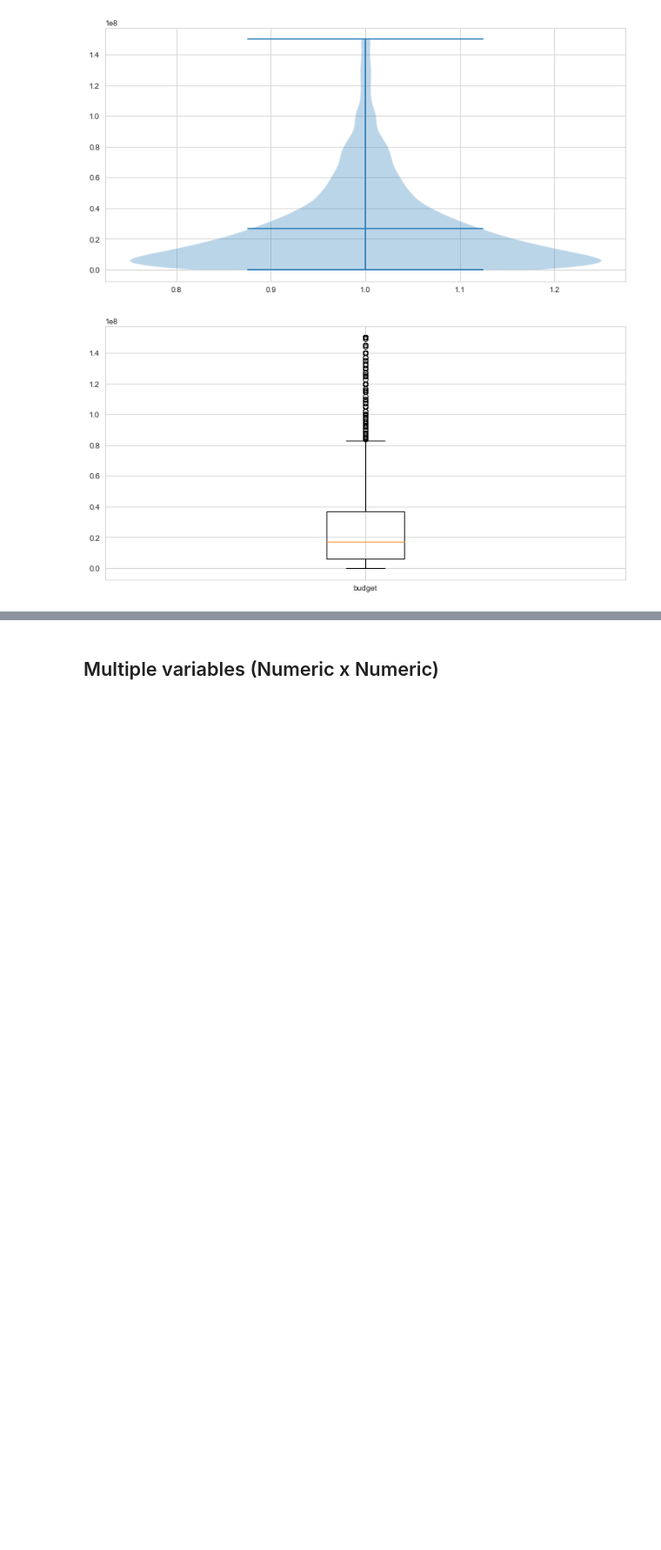
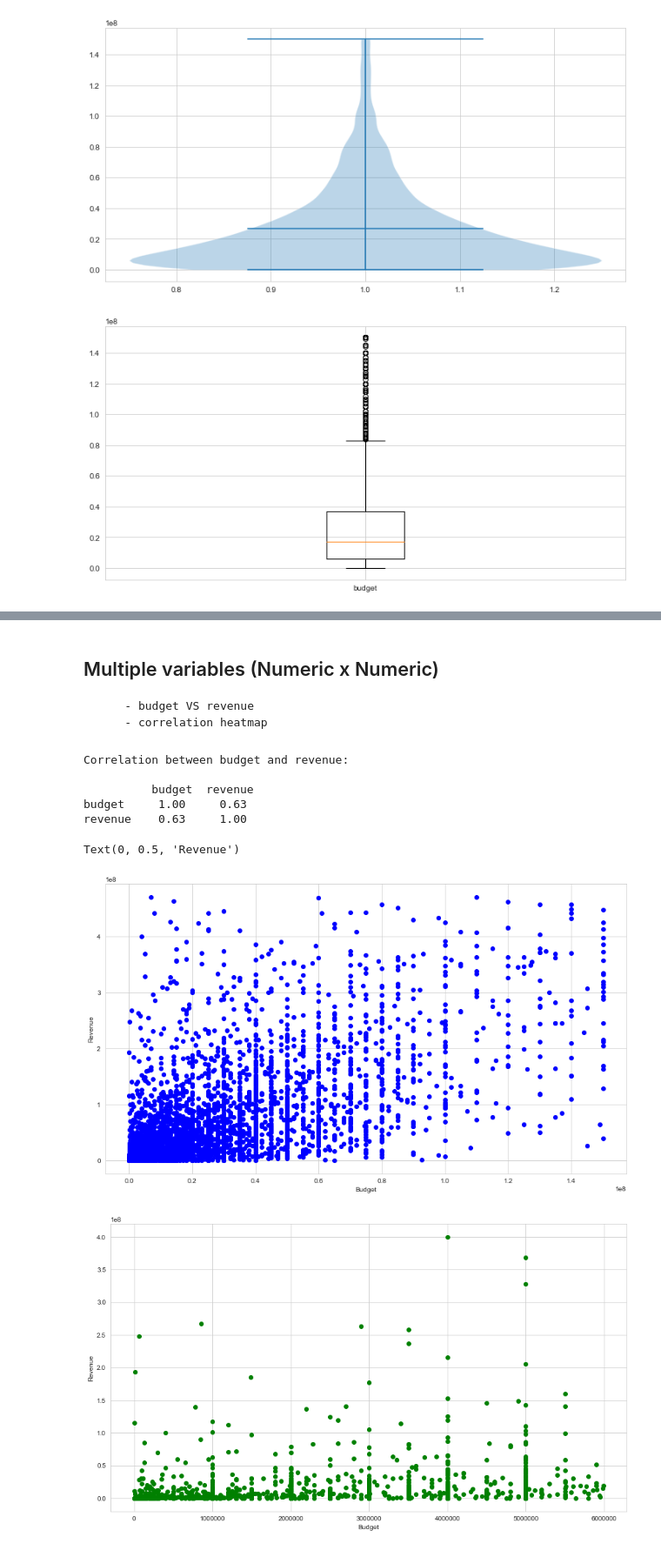
Before and after one commit to nastazya/Movies-analytics, a Jupyter notebook: EDA.ipynb, the cells around one changed output, grey strips where cells are left out. Shown at 87% size. Drawn from its saved outputs; the diff is of its cells as text; code cells hidden in the pictures; blank space fills up the shorter version.

```diff
--- a/EDA.ipynb
+++ b/EDA.ipynb
@@ -210,5 +293,36 @@ plt.show()
 # %% [markdown]
 ## Multiple variables (Numeric x Numeric)
+
+        - budget VS revenue
+        - correlation heatmap
+# %%
+# Budget VS Revenue
+plt.figure(figsize=(14,8))
+plt.plot(df['budget'], df['revenue'], 'o', color='blue')
+plt.xlabel('Budget')
+plt.ylabel('Revenue')
+
+print('Correlation between budget and revenue: \n\n', df[['budget','revenue']].corr())
+
+# Visually we can not see that these two are correlated but correlation index is pretty high.
+# This means that many movies are concentrated in the lower left corner.
+# We must cut out some of the movies with hight prices to see better.
+# Lets "zoom in" by taking movies with budget less then 6M and we see that with lower budget dependencie tends to be stronger
+
+df_temp = df[df['budget'] < 6000000]
+plt.figure(figsize=(14,8))
+plt.plot(df_temp['budget'], df_temp['revenue'], 'o', color='green')
+plt.xlabel('Budget')
+plt.ylabel('Revenue')
+# %% [output]
+Correlation between budget and revenue:
+
+          budget  revenue
+budget     1.00     0.63
+revenue    0.63     1.00
+Text(0, 0.5, 'Revenue')
+[figure, added]
+[figure, added]
 # %%
 # Correlation
 df.corr()
```
Also changed, not shown: parts of 30 cells of this notebook.
